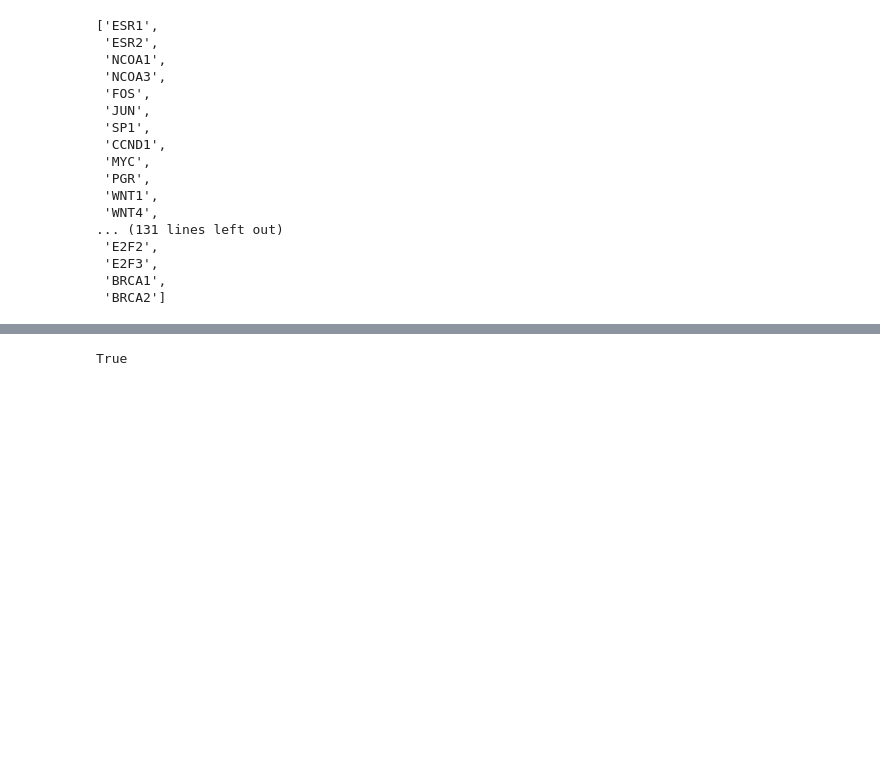
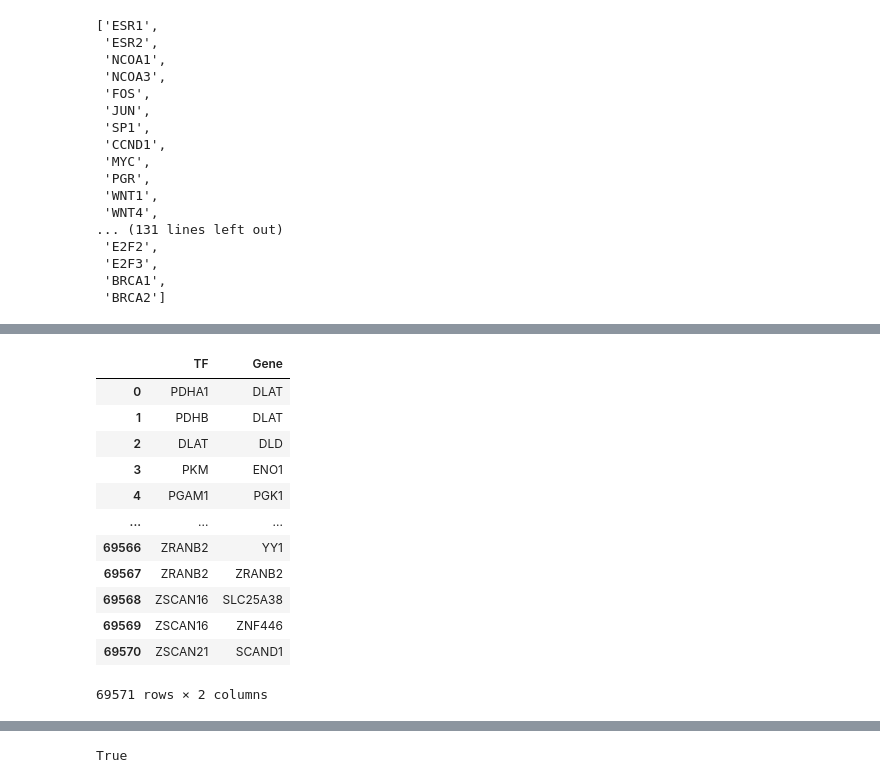
Before and after one commit to LedOverSea/DigNet_reproducibility, a Jupyter notebook: 复现笔记.ipynb, the cells around one changed output, grey strips where cells are left out. Saved outputs shown, nothing was run; the diff lists cells and outputs as text; code cells hidden in the pictures; blank space fills up the shorter version.

```diff
--- a/复现笔记.ipynb
+++ b/复现笔记.ipynb
@@ -927,0 +965,18 @@ BRCA_exp_filter_saver.head()
+# %%
+# 优化后的函数用时30s,比优化前(10min)快大约20倍
+BRCA_exp_filter_saver_metacell = cal_metacell(BRCA_exp_filter_saver)
+calRegnetwork1(human_network, BRCA_exp_filter_saver_metacell.index.to_list())
+# %% [output]
+|  | TF | Gene |
+| 0 | PDHA1 | DLAT |
+| 1 | PDHB | DLAT |
+| 2 | DLAT | DLD |
+| 3 | PKM | ENO1 |
+| 4 | PGAM1 | PGK1 |
+| ... | ... | ... |
+| 69566 | ZRANB2 | YY1 |
+| 69567 | ZRANB2 | ZRANB2 |
+| 69568 | ZSCAN16 | SLC25A38 |
+| 69569 | ZSCAN16 | ZNF446 |
+| 69570 | ZSCAN21 | SCAND1 |
+69571 rows × 2 columns
```
Also changed, not shown: parts of 22 cells of this notebook, 13 other files.
